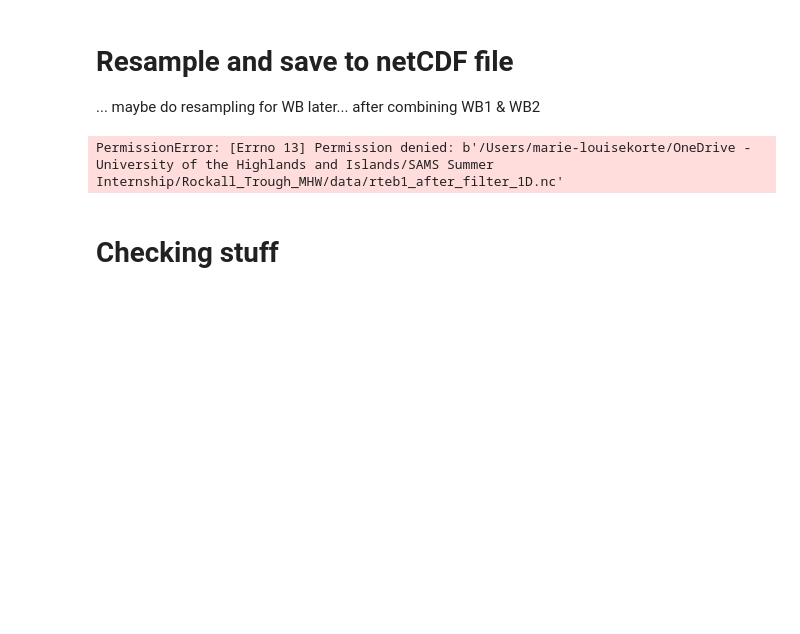
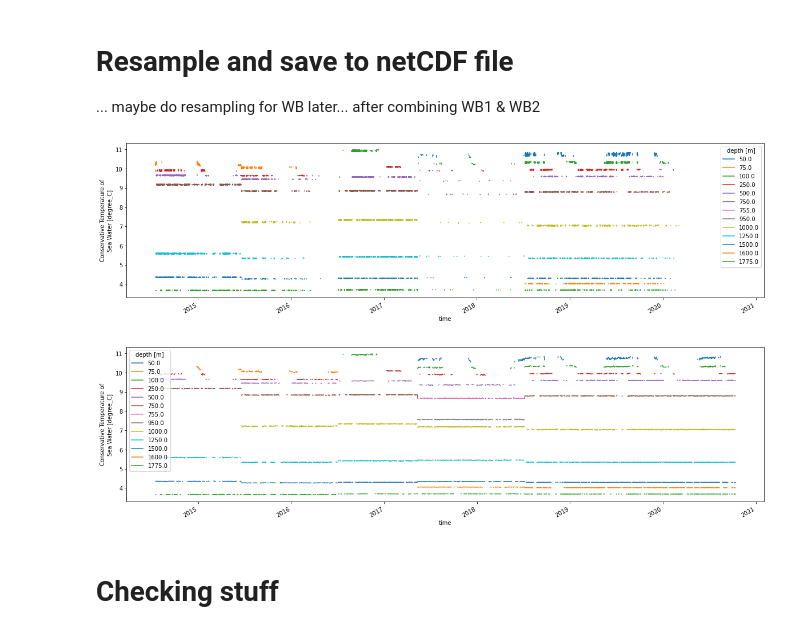
Before and after one commit to Marie-Louise-Korte/Rockall_Trough_MHW, a Jupyter notebook: Mooring_data.ipynb, the cells around one changed output. Drawn from its saved outputs; the diff is of its cells as text; code cells hidden in the pictures; blank space fills up the shorter version.

```diff
--- a/Mooring_data.ipynb
+++ b/Mooring_data.ipynb
@@ -244,15 +248,18 @@ ds.pres.plot.line(x='time',figsize=(20,5), yincrease=False);
 # %%
 if moor == 'rteb1':
     ds1D = ds.resample(time = "1D").mean(keep_attrs=True);
-    ds1D
-    ds.to_netcdf(f'data/{moor}_after_filter_1D.nc',
+        ds1D.to_netcdf(f'data/{moor}_after_filter_1D.nc',
         engine='netcdf4',
         encoding={'time':{'units':'days since 1900-01-01 00:00:00'}})
-else:
+elif moor == 'rtwb1' or 'rtwb2':
      ds.to_netcdf(f'data/{moor}_after_filter.nc',
         engine='netcdf4',
         encoding={'time':{'units':'days since 1900-01-01 00:00:00'}})
-# %% [output]
-PermissionError: [Errno 13] Permission denied: b'/Users/marie-louisekorte/OneDrive - University of the Highlands and Islands/SAMS Summer Internship/Rockall_Trough_MHW/data/rteb1_after_filter_1D.nc'
+# %%
+ds.temp.plot.line(x='time', figsize=(20,5));
+ds1D.temp.plot.line(x='time', figsize=(20,5));
+# %% [output]
+[figure, added]
+[figure, added]
 # %% [markdown]
 # Checking stuff
```
Also changed, not shown: parts of 5 cells of this notebook.
